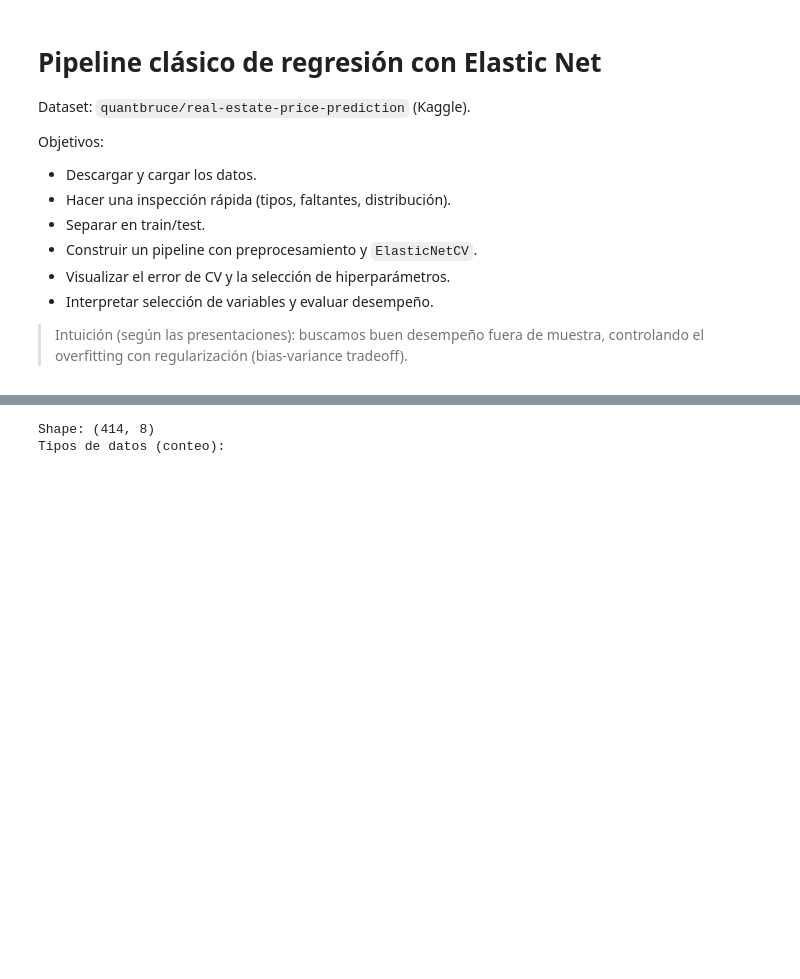
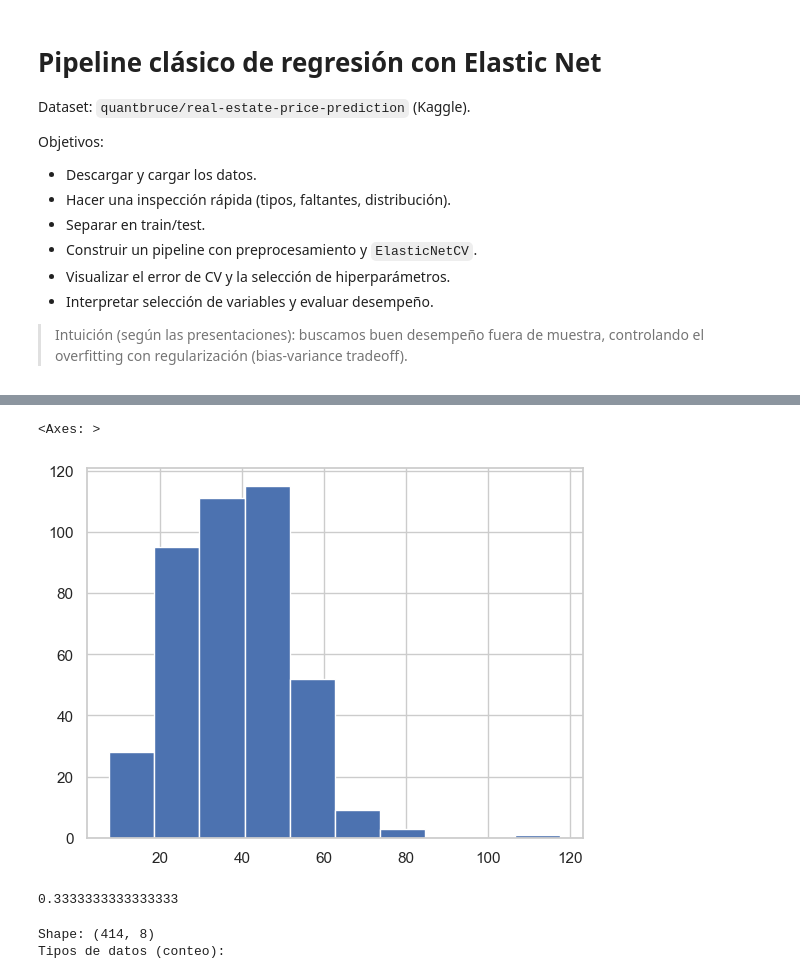
Before and after one commit to santineiraher/HE2_Consultor-a_IA_Responsable, a Jupyter notebook: Semana 03 - Regresión (MCO) y Paradigma/scripts/HE2_regresion_elasticnet_pipeline.ipynb, the cells around one changed output, grey strips where cells are left out. Cells and saved outputs as stored; diff of their text form; code cells hidden in the pictures; blank space fills up the shorter version.

```diff
--- a/Semana 03 - Regresión (MCO) y Paradigma/scripts/HE2_regresion_elasticnet_pipeline.ipynb
+++ b/Semana 03 - Regresión (MCO) y Paradigma/scripts/HE2_regresion_elasticnet_pipeline.ipynb
@@ -69,6 +73,15 @@ Usando: Real estate.csv
 | 2 | 3 | 2013.583 | 13.3 | 561.98450 | 5 | 24.98746 | ... |
 | 3 | 4 | 2013.500 | 13.3 | 561.98450 | 5 | 24.98746 | ... |
 | 4 | 5 | 2012.833 | 5.0 | 390.56840 | 5 | 24.97937 | ... |
+# %%
+df['Y house price of unit area'].hist()
+# %% [output]
+<Axes: >
+[figure, added]
+# %%
+np.array([True, False, False]).mean()
+# %% [output]
+0.3333333333333333
 # %%
 print("Shape:", df.shape)
 
```
Also changed, not shown: parts of 19 cells of this notebook.
